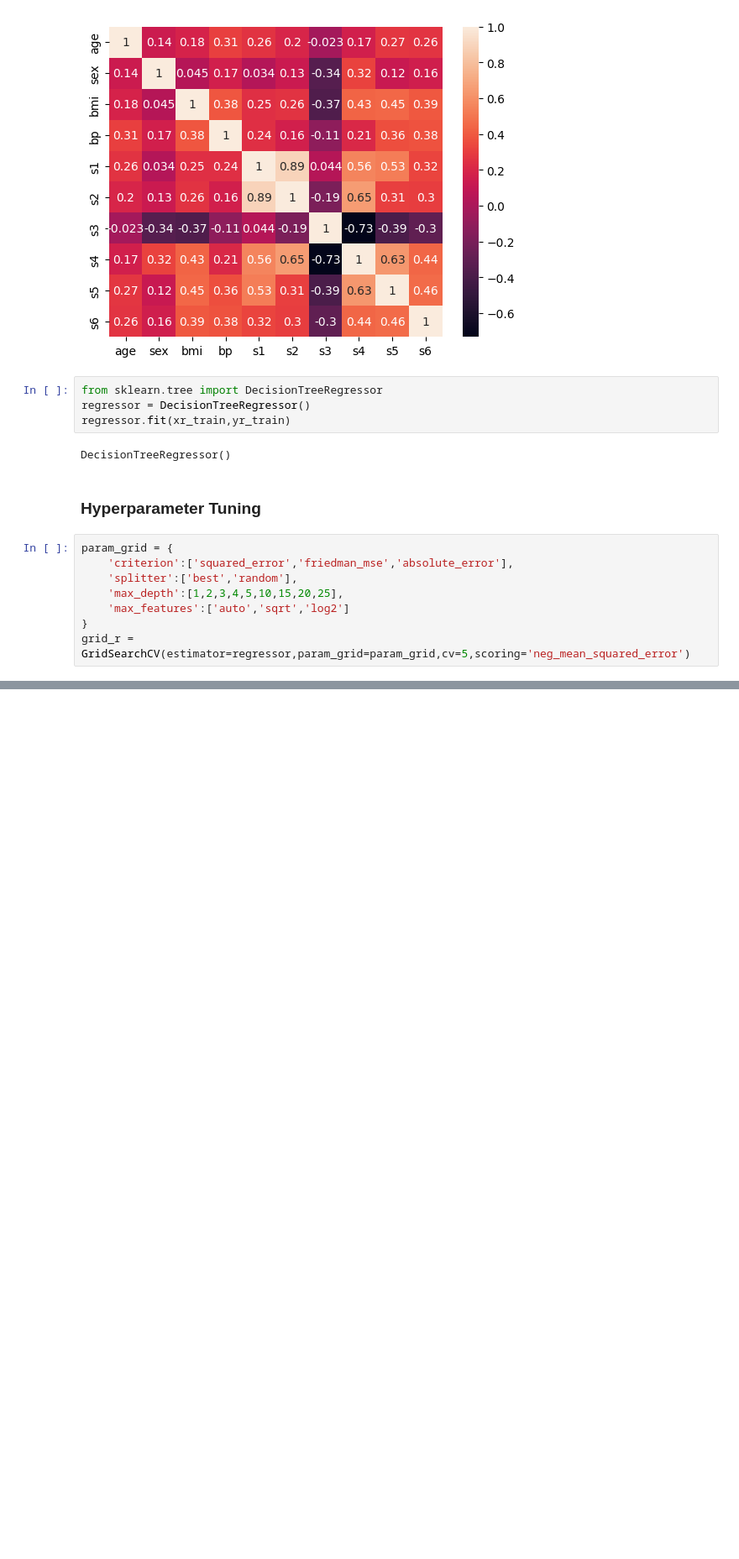
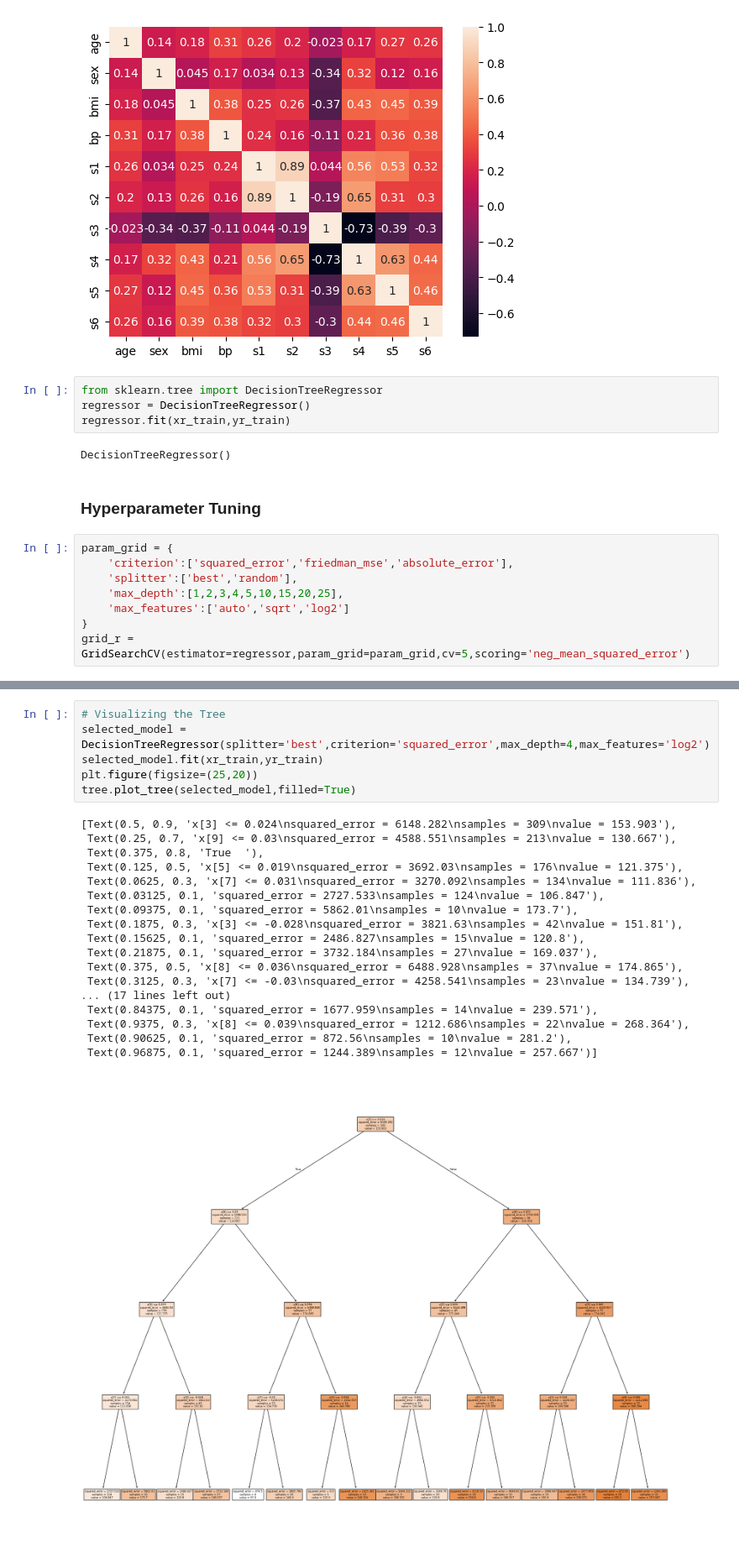
Before and after one commit to akarsharma004/ai-ml-journey, a Jupyter notebook: Machine Learning/decision_tree.ipynb, the cells around one changed output, grey strips where cells are left out. Shown at 84% size. Drawn from its saved outputs; the diff is of its cells as text; blank space fills up the shorter version.

```diff
--- a/Machine Learning/decision_tree.ipynb
+++ b/Machine Learning/decision_tree.ipynb
@@ -236,0 +256,25 @@ You can try to debug the error by setting error_score='raise'.
+# %%
+# Visualizing the Tree
+selected_model =  DecisionTreeRegressor(splitter='best',criterion='squared_error',max_depth=4,max_features='log2')
+selected_model.fit(xr_train,yr_train)
+plt.figure(figsize=(25,20))
+tree.plot_tree(selected_model,filled=True)
+# %% [output]
+[Text(0.5, 0.9, 'x[3] <= 0.024\nsquared_error = 6148.282\nsamples = 309\nvalue = 153.903'),
+ Text(0.25, 0.7, 'x[9] <= 0.03\nsquared_error = 4588.551\nsamples = 213\nvalue = 130.667'),
+ Text(0.375, 0.8, 'True  '),
+ Text(0.125, 0.5, 'x[5] <= 0.019\nsquared_error = 3692.03\nsamples = 176\nvalue = 121.375'),
+ Text(0.0625, 0.3, 'x[7] <= 0.031\nsquared_error = 3270.092\nsamples = 134\nvalue = 111.836'),
+ Text(0.03125, 0.1, 'squared_error = 2727.533\nsamples = 124\nvalue = 106.847'),
+ Text(0.09375, 0.1, 'squared_error = 5862.01\nsamples = 10\nvalue = 173.7'),
+ Text(0.1875, 0.3, 'x[3] <= -0.028\nsquared_error = 3821.63\nsamples = 42\nvalue = 151.81'),
+ Text(0.15625, 0.1, 'squared_error = 2486.827\nsamples = 15\nvalue = 120.8'),
+ Text(0.21875, 0.1, 'squared_error = 3732.184\nsamples = 27\nvalue = 169.037'),
+ Text(0.375, 0.5, 'x[8] <= 0.036\nsquared_error = 6488.928\nsamples = 37\nvalue = 174.865'),
+ Text(0.3125, 0.3, 'x[7] <= -0.03\nsquared_error = 4258.541\nsamples = 23\nvalue = 134.739'),
+... (17 lines left out)
+ Text(0.84375, 0.1, 'squared_error = 1677.959\nsamples = 14\nvalue = 239.571'),
+ Text(0.9375, 0.3, 'x[8] <= 0.039\nsquared_error = 1212.686\nsamples = 22\nvalue = 268.364'),
+ Text(0.90625, 0.1, 'squared_error = 872.56\nsamples = 10\nvalue = 281.2'),
+ Text(0.96875, 0.1, 'squared_error = 1244.389\nsamples = 12\nvalue = 257.667')]
+[figure, added]
```
Also changed, not shown: parts of 4 cells of this notebook, 2 other files.
